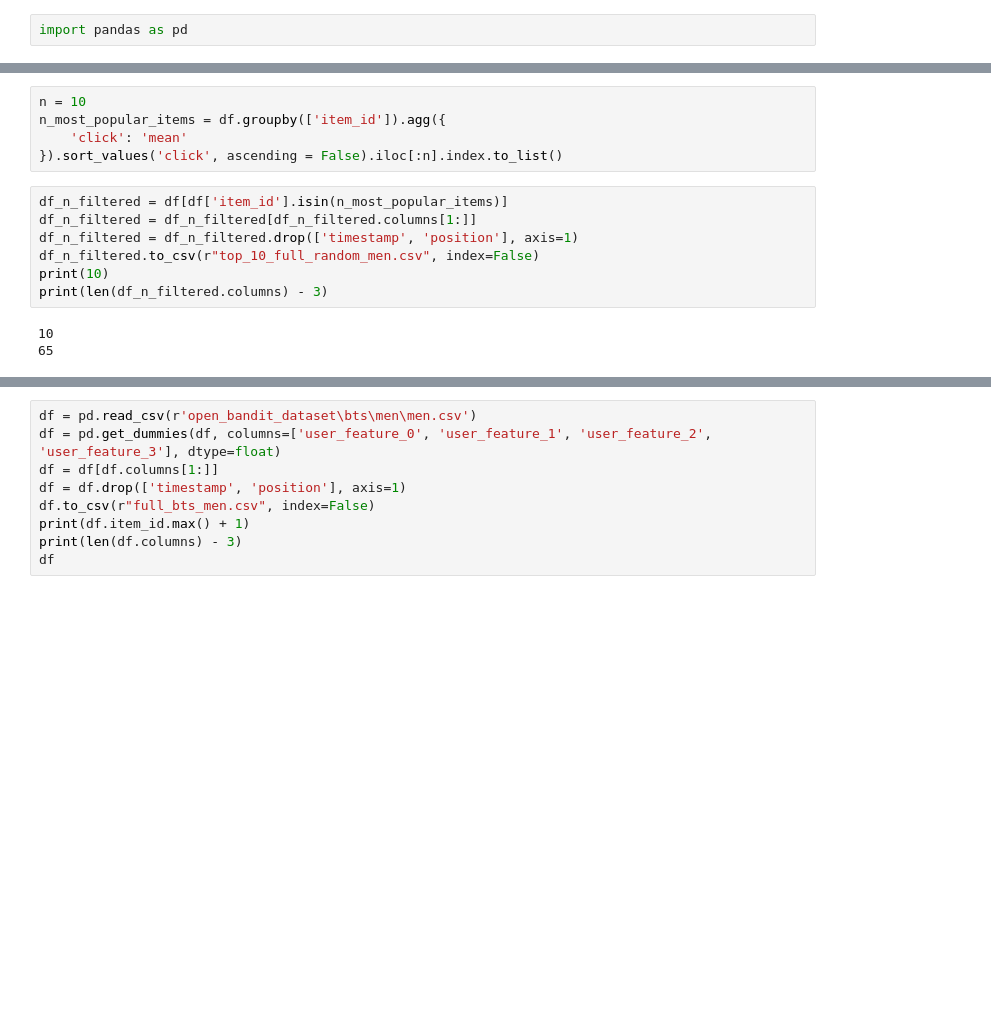
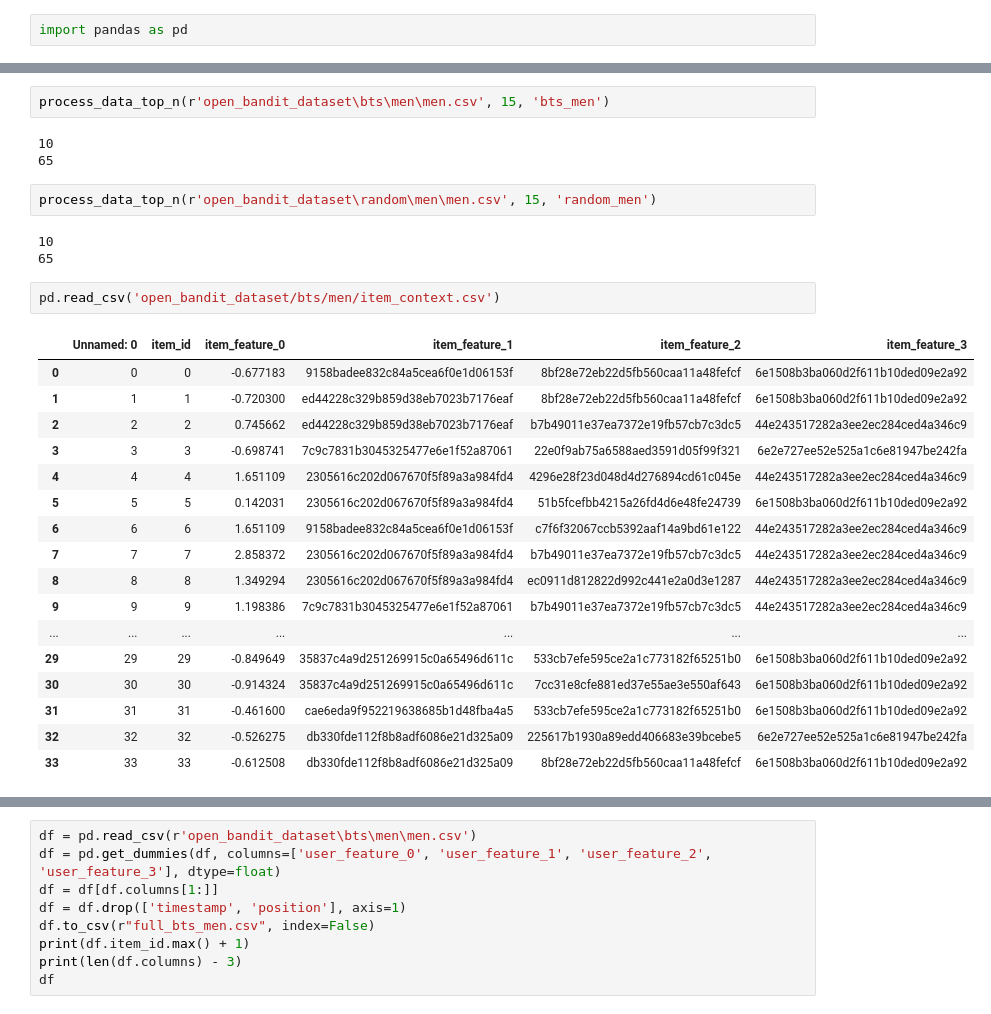
Before and after one commit to aloy99/bt4014, a Jupyter notebook: project_cleaning.ipynb, the cells around one changed output, grey strips where cells are left out. Cells and saved outputs as stored; diff of their text form; blank space fills up the shorter version.

```diff
--- a/project_cleaning.ipynb
+++ b/project_cleaning.ipynb
@@ -31,15 +68,30 @@ df = pd.get_dummies(df, columns=['user_feature_0', 'user_feature_1', 'user_featu
 # %%
-n = 10
-n_most_popular_items = df.groupby(['item_id']).agg({
-    'click': 'mean'
-}).sort_values('click', ascending = False).iloc[:n].index.to_list()
+process_data_top_n(r'open_bandit_dataset\bts\men\men.csv', 15, 'bts_men')
+# %% [output]
+10
+65
-# %%
-df_n_filtered = df[df['item_id'].isin(n_most_popular_items)]
-df_n_filtered = df_n_filtered[df_n_filtered.columns[1:]]
-df_n_filtered = df_n_filtered.drop(['timestamp', 'position'], axis=1)
-df_n_filtered.to_csv(r"top_10_full_random_men.csv", index=False)
-print(10)
-print(len(df_n_filtered.columns) - 3)
-# %% [output]
-10
-65
+# %%
+process_data_top_n(r'open_bandit_dataset\random\men\men.csv', 15, 'random_men')
+# %% [output]
+10
+65
+# %%
+pd.read_csv('open_bandit_dataset/bts/men/item_context.csv')
+# %% [output]
+|  | Unnamed: 0 | item_id | item_feature_0 | item_feature_1 | item_feature_2 | item_feature_3 |
+| 0 | 0 | 0 | -0.677183 | 9158badee832c84a5cea6f0e1d06153f | 8bf28e72eb22d5fb560caa11a48fefcf | 6e1508b3ba060d2f611b10ded09e2a92 |
+| 1 | 1 | 1 | -0.720300 | ed44228c329b859d38eb7023b7176eaf | 8bf28e72eb22d5fb560caa11a48fefcf | 6e1508b3ba060d2f611b10ded09e2a92 |
+| 2 | 2 | 2 | 0.745662 | ed44228c329b859d38eb7023b7176eaf | b7b49011e37ea7372e19fb57cb7c3dc5 | 44e243517282a3ee2ec284ced4a346c9 |
+| 3 | 3 | 3 | -0.698741 | 7c9c7831b3045325477e6e1f52a87061 | 22e0f9ab75a6588aed3591d05f99f321 | 6e2e727ee52e525a1c6e81947be242fa |
+| 4 | 4 | 4 | 1.651109 | 2305616c202d067670f5f89a3a984fd4 | 4296e28f23d048d4d276894cd61c045e | 44e243517282a3ee2ec284ced4a346c9 |
+| 5 | 5 | 5 | 0.142031 | 2305616c202d067670f5f89a3a984fd4 | 51b5fcefbb4215a26fd4d6e48fe24739 | 6e1508b3ba060d2f611b10ded09e2a92 |
+| 6 | 6 | 6 | 1.651109 | 9158badee832c84a5cea6f0e1d06153f | c7f6f32067ccb5392aaf14a9bd61e122 | 44e243517282a3ee2ec284ced4a346c9 |
+| 7 | 7 | 7 | 2.858372 | 2305616c202d067670f5f89a3a984fd4 | b7b49011e37ea7372e19fb57cb7c3dc5 | 44e243517282a3ee2ec284ced4a346c9 |
+| 8 | 8 | 8 | 1.349294 | 2305616c202d067670f5f89a3a984fd4 | ec0911d812822d992c441e2a0d3e1287 | 44e243517282a3ee2ec284ced4a346c9 |
+| 9 | 9 | 9 | 1.198386 | 7c9c7831b3045325477e6e1f52a87061 | b7b49011e37ea7372e19fb57cb7c3dc5 | 44e243517282a3ee2ec284ced4a346c9 |
+| ... | ... | ... | ... | ... | ... | ... |
+| 29 | 29 | 29 | -0.849649 | 35837c4a9d251269915c0a65496d611c | 533cb7efe595ce2a1c773182f65251b0 | 6e1508b3ba060d2f611b10ded09e2a92 |
+| 30 | 30 | 30 | -0.914324 | 35837c4a9d251269915c0a65496d611c | 7cc31e8cfe881ed37e55ae3e550af643 | 6e1508b3ba060d2f611b10ded09e2a92 |
+| 31 | 31 | 31 | -0.461600 | cae6eda9f952219638685b1d48fba4a5 | 533cb7efe595ce2a1c773182f65251b0 | 6e1508b3ba060d2f611b10ded09e2a92 |
+| 32 | 32 | 32 | -0.526275 | db330fde112f8b8adf6086e21d325a09 | 225617b1930a89edd406683e39bcebe5 | 6e2e727ee52e525a1c6e81947be242fa |
+| 33 | 33 | 33 | -0.612508 | db330fde112f8b8adf6086e21d325a09 | 8bf28e72eb22d5fb560caa11a48fefcf | 6e1508b3ba060d2f611b10ded09e2a92 |
```
Also changed, not shown: parts of 4 cells of this notebook, 2 other files.
